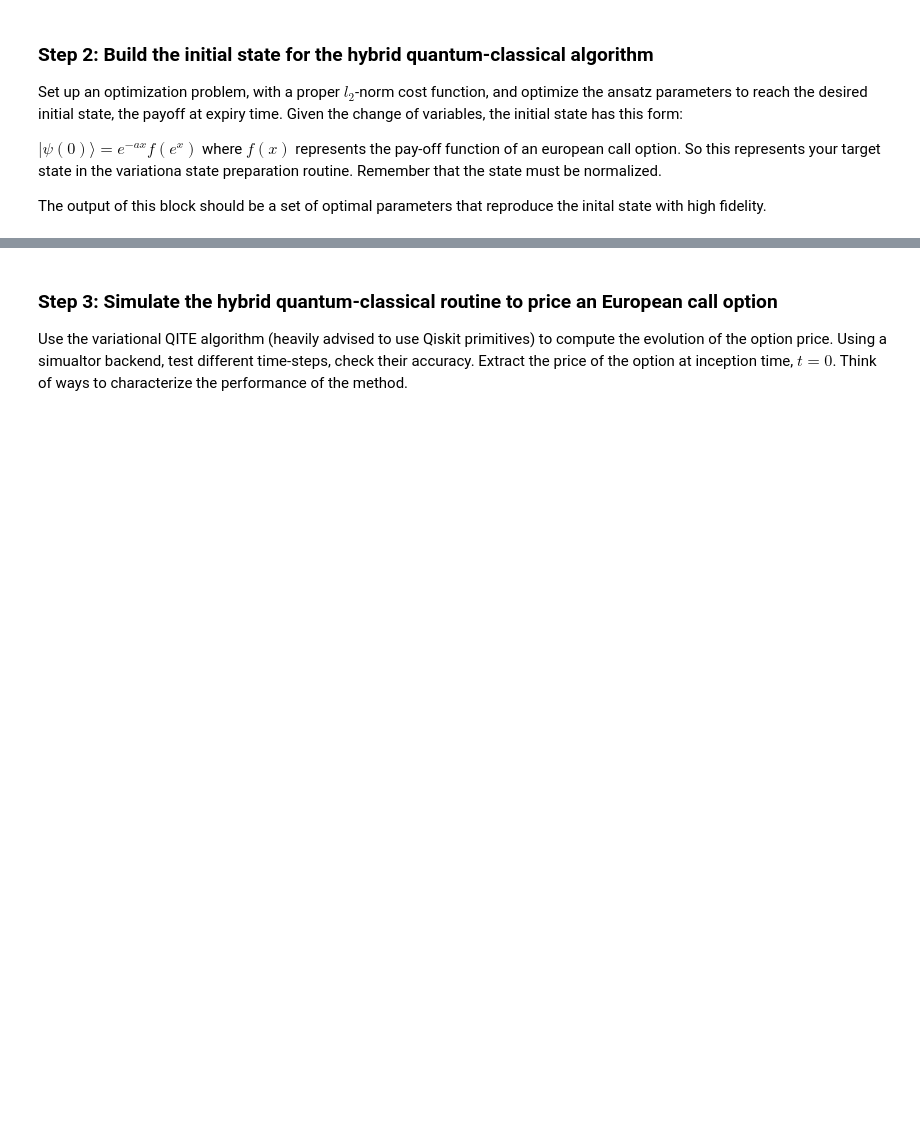
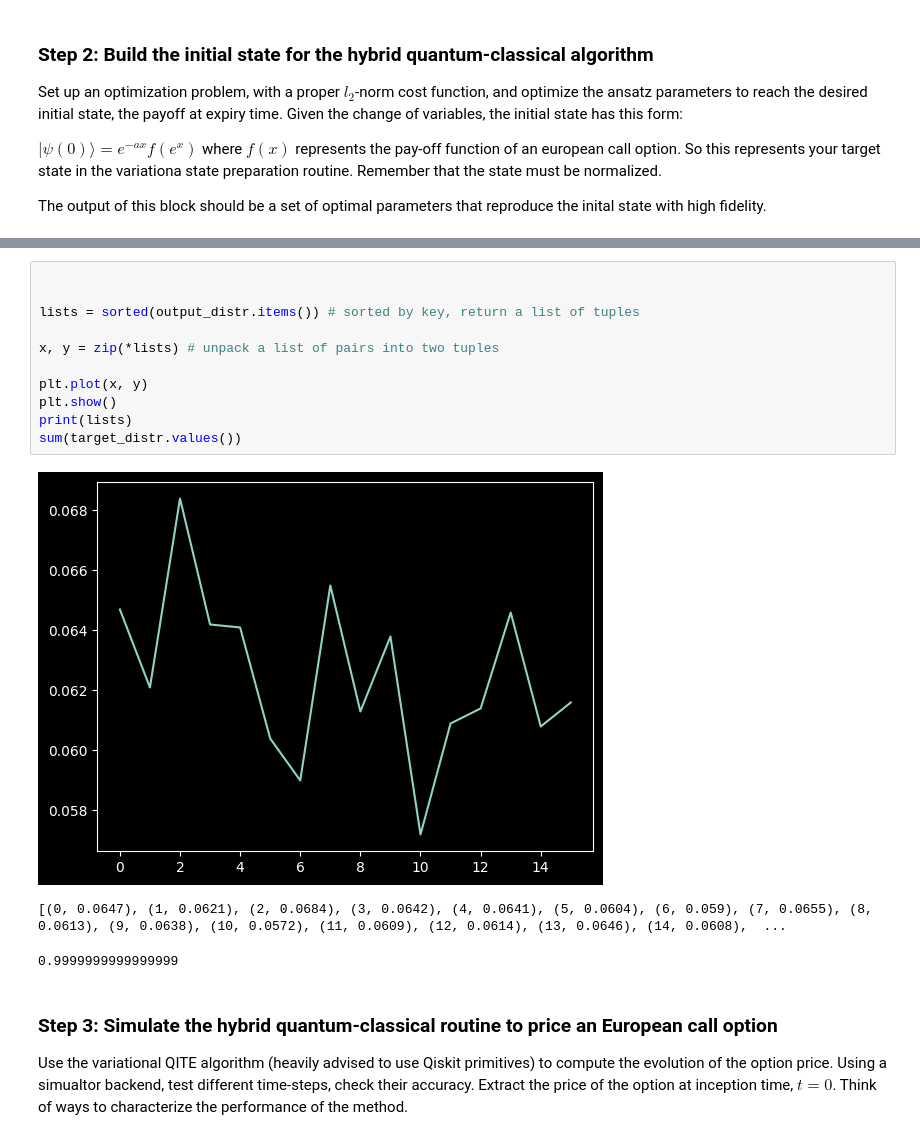
Before and after one commit to FelixXu35/Qisikit_Hackathon_BCN, a Jupyter notebook: Moodys_challenge.ipynb, the cells around one changed output, grey strips where cells are left out. Drawn from its saved outputs; the diff is of its cells as text; blank space fills up the shorter version.

```diff
--- a/Moodys_challenge.ipynb
+++ b/Moodys_challenge.ipynb
@@ -326,3 +359,18 @@ The output of this block should be a set of optimal parameters that reproduce th
+# %%
+
+
+lists = sorted(output_distr.items()) # sorted by key, return a list of tuples
+
+x, y = zip(*lists) # unpack a list of pairs into two tuples
+
+plt.plot(x, y)
+plt.show()
+print(lists)
+sum(target_distr.values())
+# %% [output]
+[figure, added]
+[(0, 0.0647), (1, 0.0621), (2, 0.0684), (3, 0.0642), (4, 0.0641), (5, 0.0604), (6, 0.059), (7, 0.0655), (8, 0.0613), (9, 0.0638), (10, 0.0572), (11, 0.0609), (12, 0.0614), (13, 0.0646), (14, 0.0608),  ...
+0.9999999999999999
 # %% [markdown]
 ### **Step 3**: Simulate the hybrid quantum-classical routine to price an European call option
 
```
Also changed, not shown: parts of 4 cells of this notebook.
